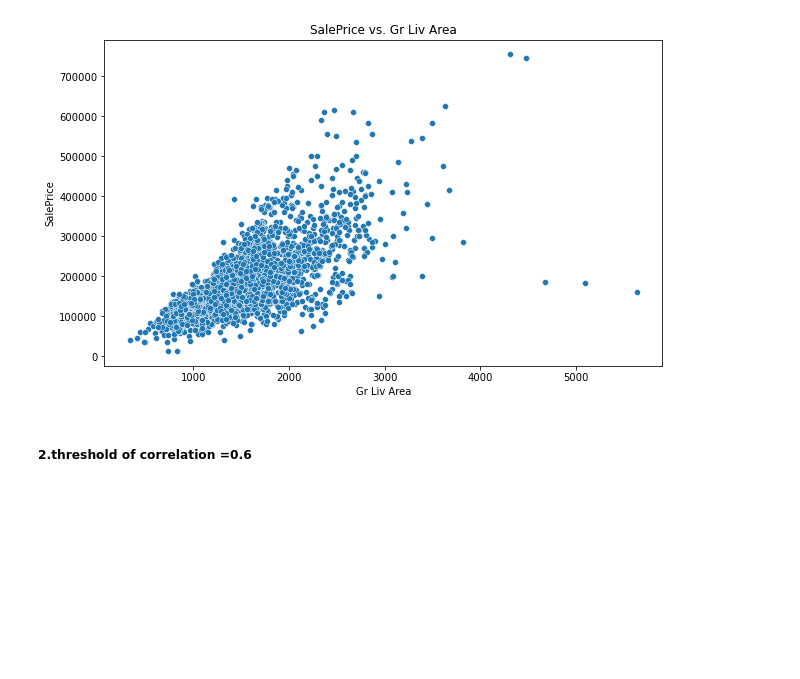
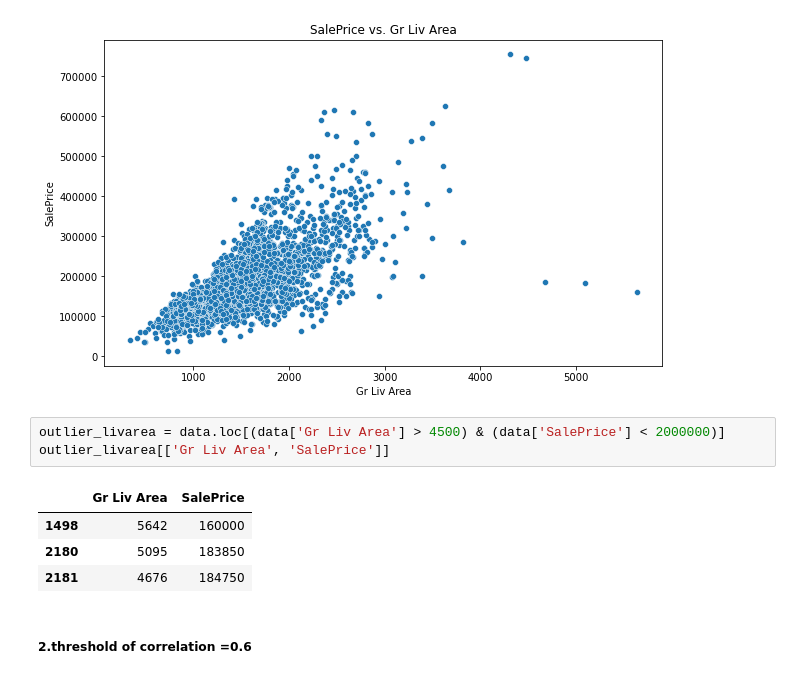
Before and after one commit to ZoieD/Assignment1-ML, a Jupyter notebook: data_preprocessing.ipynb, the cells around one changed output. Saved outputs shown, nothing was run; the diff lists cells and outputs as text; blank space fills up the shorter version.

```diff
--- a/data_preprocessing.ipynb
+++ b/data_preprocessing.ipynb
@@ -171,6 +162,14 @@ plt.title('SalePrice vs. Gr Liv Area')
 plt.show()
 # %% [output]
 [figure]
+# %%
+outlier_livarea = data.loc[(data['Gr Liv Area'] > 4500) & (data['SalePrice'] < 2000000)]
+outlier_livarea[['Gr Liv Area', 'SalePrice']]
+# %% [output]
+|  | Gr Liv Area | SalePrice |
+| 1498 | 5642 | 160000 |
+| 2180 | 5095 | 183850 |
+| 2181 | 4676 | 184750 |
 # %% [markdown]
 ##### 2.threshold of correlation =0.6
 # %%
```
Also changed, not shown: parts of 11 cells of this notebook, 2 other files.
